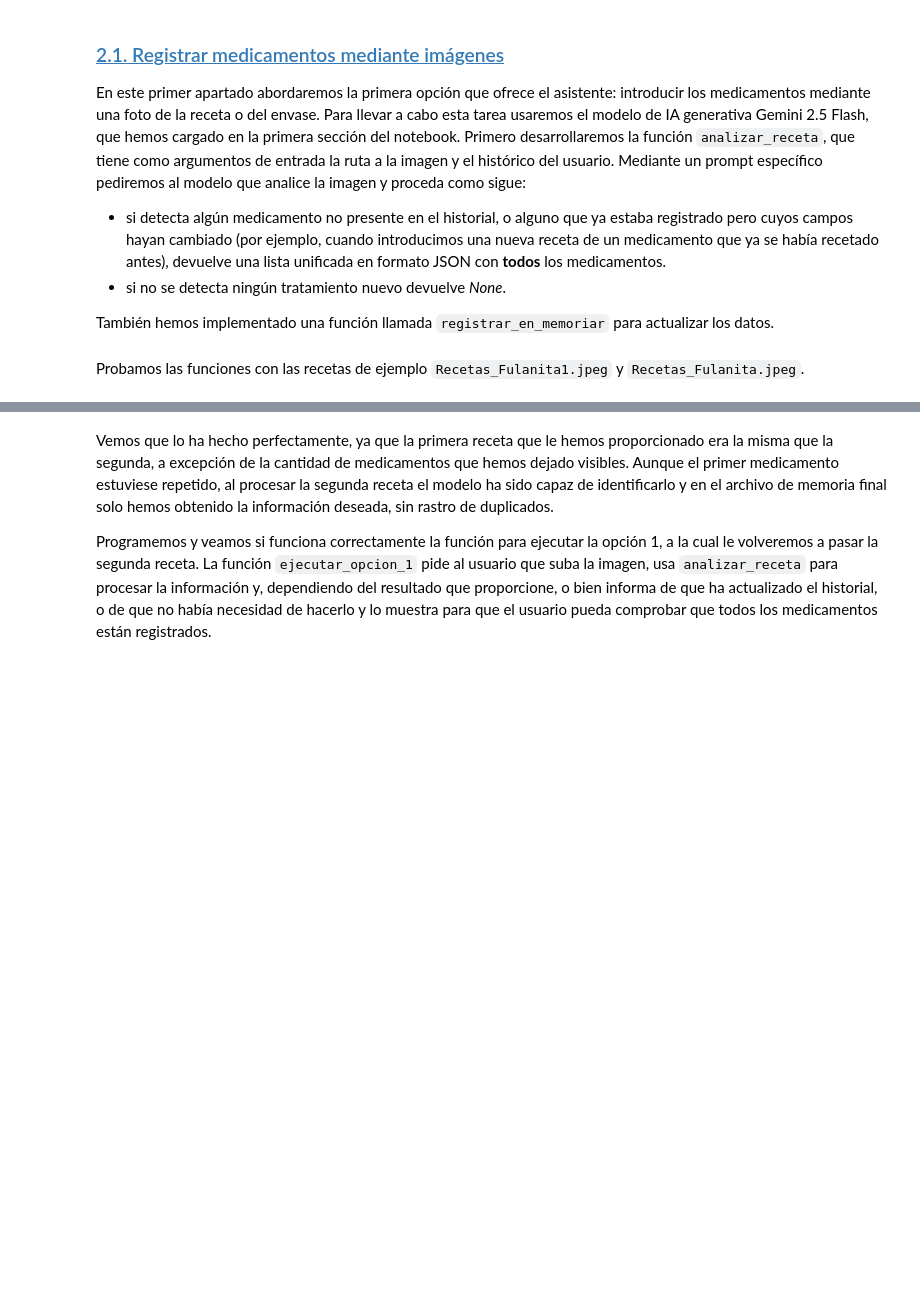
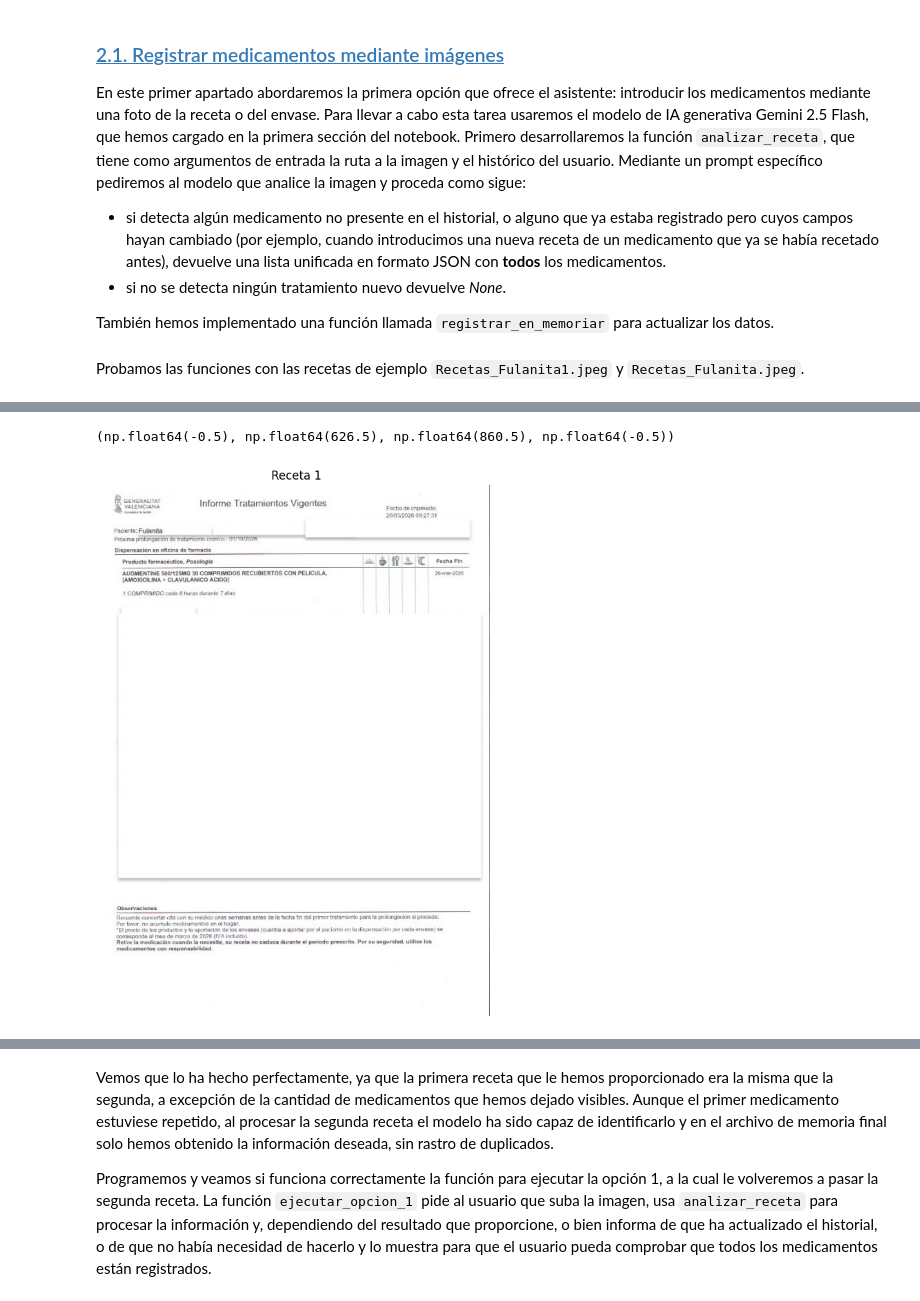
Before and after one commit to ablasve/Mini-Proyecto-Asistente-Multimodal-de-Salud, a Jupyter notebook: FaseB.ipynb, the cells around one changed output, grey strips where cells are left out. Cells and saved outputs as stored; diff of their text form; code cells hidden in the pictures; blank space fills up the shorter version.

Commit message:
Se creó con Colab

```diff
--- a/FaseB.ipynb
+++ b/FaseB.ipynb
@@ -280,0 +271,15 @@ Fecha de fin: 01/10/2026
+# %%
+from PIL import Image
+import matplotlib.pyplot as plt
+
+# Cargar las imágenes desde la ruta local de Colab
+img1 = Image.open('/content/Recetas_Fulanita1.jpeg')
+
+# Mostrarlas en el notebook
+plt.figure(figsize=(15, 10))
+plt.imshow(img1)
+plt.title("Receta 1")
+plt.axis('off')
+# %% [output]
+(np.float64(-0.5), np.float64(626.5), np.float64(860.5), np.float64(-0.5))
+[figure, added]
```
Also changed, not shown: parts of 10 cells of this notebook.
